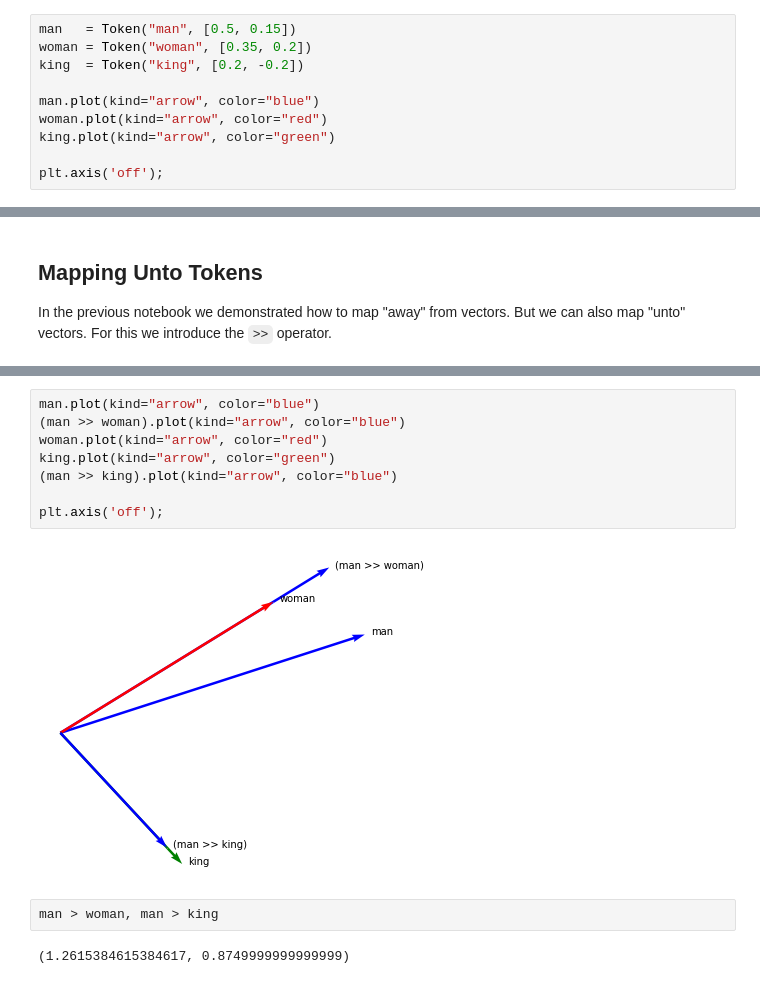
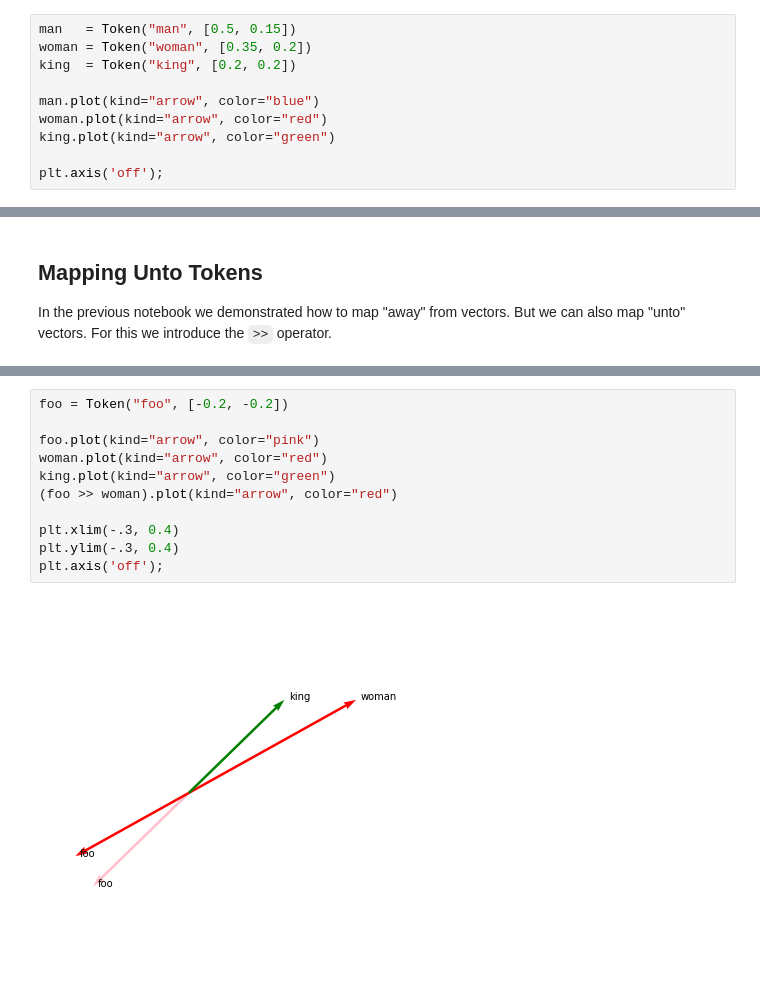
Before and after one commit to koaning/whatlies, a Jupyter notebook: docs/towards-embeddings-render.ipynb, the cells around one changed output, grey strips where cells are left out. Cells and saved outputs as stored; diff of their text form.

```diff
--- a/docs/towards-embeddings-render.ipynb
+++ b/docs/towards-embeddings-render.ipynb
@@ -19,7 +19,7 @@ Let's take three embeddings as an example.
 # %%
 man   = Token("man", [0.5, 0.15])
 woman = Token("woman", [0.35, 0.2])
-king  = Token("king", [0.2, -0.2])
+king  = Token("king", [0.2, 0.2])
 
 man.plot(kind="arrow", color="blue")
 woman.plot(kind="arrow", color="red")
@@ -55,14 +63,13 @@ Let's check this when we map `man` on the other vectors.
 # %%
-man.plot(kind="arrow", color="blue")
-(man >> woman).plot(kind="arrow", color="blue")
+foo = Token("foo", [-0.2, -0.2])
+
+foo.plot(kind="arrow", color="pink")
 woman.plot(kind="arrow", color="red")
 king.plot(kind="arrow", color="green")
-(man >> king).plot(kind="arrow", color="blue")
+(foo >> woman).plot(kind="arrow", color="red")
 
+plt.xlim(-.3, 0.4)
+plt.ylim(-.3, 0.4)
 plt.axis('off');
 # %% [output]
-[figure, old version]
+[figure, new version]
-# %%
-man > woman, man > king
-# %% [output]
-(1.2615384615384617, 0.8749999999999999)
```
Also changed, not shown: parts of 24 cells of this notebook, 22 other files.
